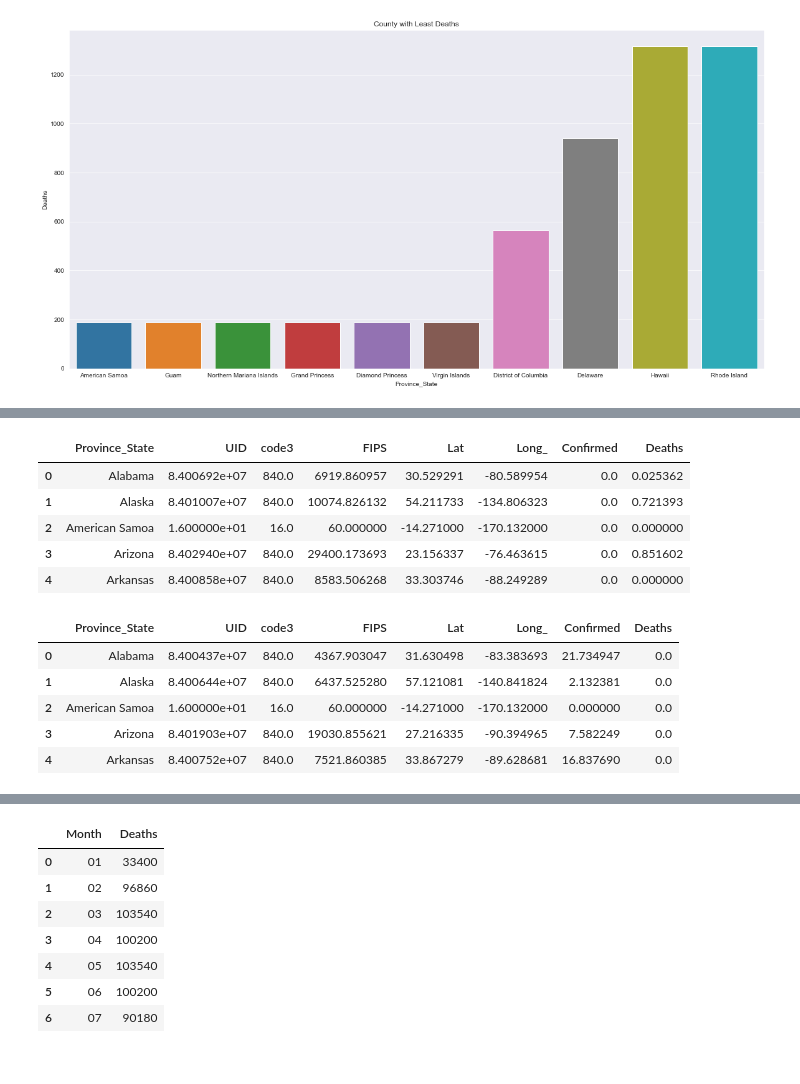
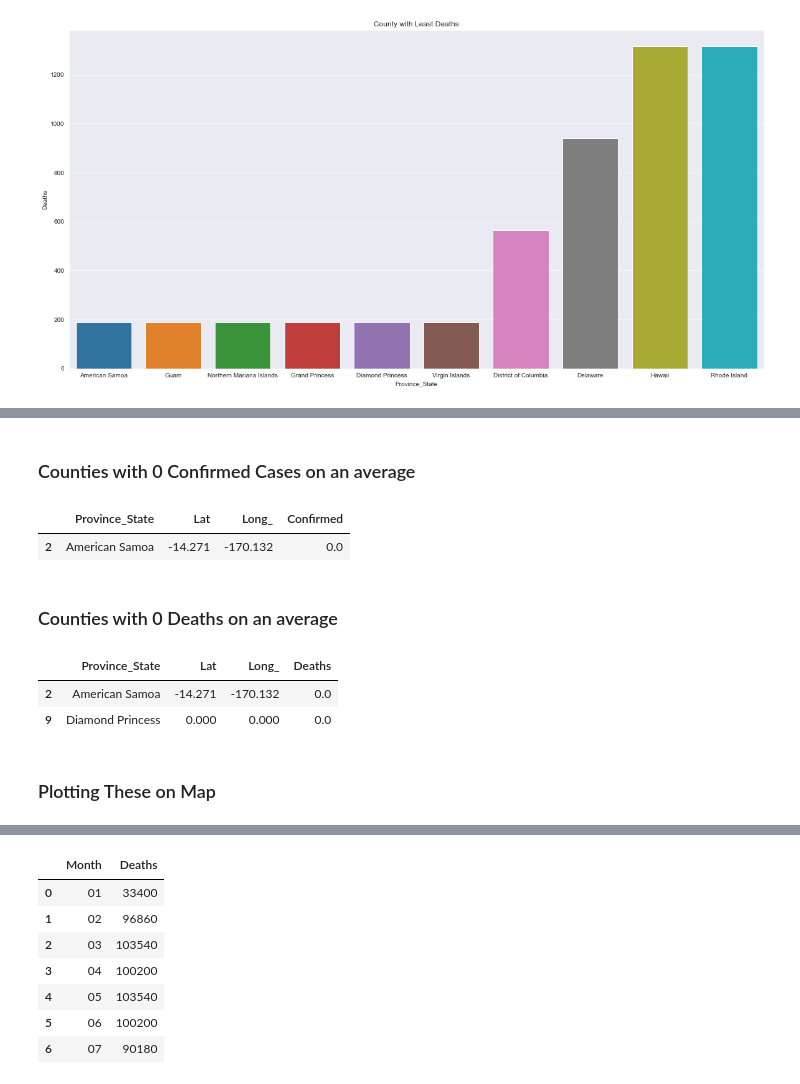
Before and after one commit to kaushik03/Data-Analysis-Projects, a Jupyter notebook: Covid-19/Covid Analysis on US Counties.ipynb, the cells around one changed output, grey strips where cells are left out. Saved outputs shown, nothing was run; the diff lists cells and outputs as text; code cells hidden in the pictures.

```diff
--- a/Covid-19/Covid Analysis on US Counties.ipynb
+++ b/Covid-19/Covid Analysis on US Counties.ipynb
@@ -179,21 +195,22 @@ memory usage: 216.0+ bytes
+# %% [markdown]
+### Counties with 0 Confirmed Cases on an average
 # %%
-zero_cases = county_df[county_df["Confirmed"] == 0].groupby("Province_State",as_index = False).mean()
-zero_cases.head()
+zero_cases = county_df.groupby("Province_State",as_index = False)["Lat","Long_","Confirmed"].mean()
+zero_cases = zero_cases[zero_cases["Confirmed"]==0.0]
+zero_cases
 # %% [output]
-|  | Province_State | UID | code3 | FIPS | Lat | Long_ | Confirmed | Deaths |
-| 0 | Alabama | 8.400692e+07 | 840.0 | 6919.860957 | 30.529291 | -80.589954 | 0.0 | 0.025362 |
-| 1 | Alaska | 8.401007e+07 | 840.0 | 10074.826132 | 54.211733 | -134.806323 | 0.0 | 0.721393 |
-| 2 | American Samoa | 1.600000e+01 | 16.0 | 60.000000 | -14.271000 | -170.132000 | 0.0 | 0.000000 |
-| 3 | Arizona | 8.402940e+07 | 840.0 | 29400.173693 | 23.156337 | -76.463615 | 0.0 | 0.851602 |
-| 4 | Arkansas | 8.400858e+07 | 840.0 | 8583.506268 | 33.303746 | -88.249289 | 0.0 | 0.000000 |
+|  | Province_State | Lat | Long_ | Confirmed |
+| 2 | American Samoa | -14.271 | -170.132 | 0.0 |
+# %% [markdown]
+### Counties with 0 Deaths on an average
 # %%
-zero_death = county_df[county_df["Deaths"] == 0].groupby("Province_State",as_index = False).mean()
-zero_death.head()
+zero_death = county_df.groupby("Province_State",as_index = False)["Lat","Long_","Deaths"].mean()
+zero_death = zero_death[zero_death["Deaths"]==0.0]
+zero_death
 # %% [output]
-|  | Province_State | UID | code3 | FIPS | Lat | Long_ | Confirmed | Deaths |
-| 0 | Alabama | 8.400437e+07 | 840.0 | 4367.903047 | 31.630498 | -83.383693 | 21.734947 | 0.0 |
-| 1 | Alaska | 8.400644e+07 | 840.0 | 6437.525280 | 57.121081 | -140.841824 | 2.132381 | 0.0 |
-| 2 | American Samoa | 1.600000e+01 | 16.0 | 60.000000 | -14.271000 | -170.132000 | 0.000000 | 0.0 |
-| 3 | Arizona | 8.401903e+07 | 840.0 | 19030.855621 | 27.216335 | -90.394965 | 7.582249 | 0.0 |
-| 4 | Arkansas | 8.400752e+07 | 840.0 | 7521.860385 | 33.867279 | -89.628681 | 16.837690 | 0.0 |
+|  | Province_State | Lat | Long_ | Deaths |
+| 2 | American Samoa | -14.271 | -170.132 | 0.0 |
+| 9 | Diamond Princess | 0.000 | 0.000 | 0.0 |
+# %% [markdown]
+### Plotting These on Map
 # %%
```
Also changed, not shown: parts of 14 cells of this notebook, 1 other file.
